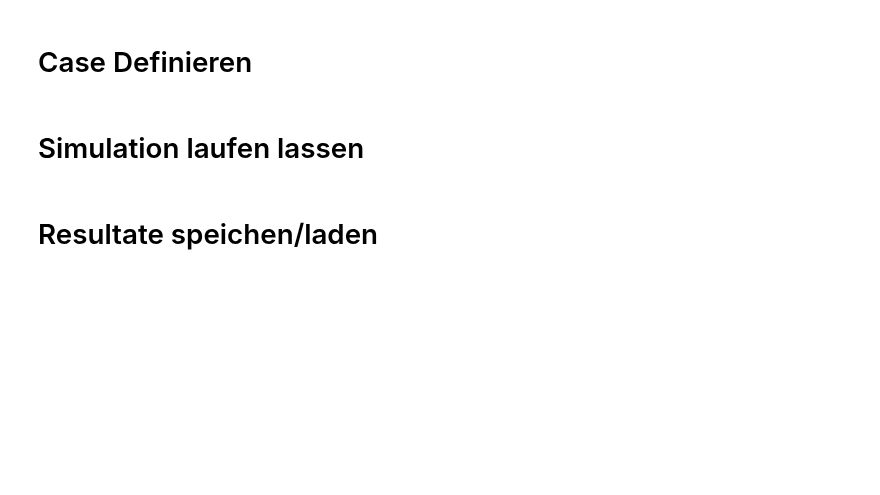
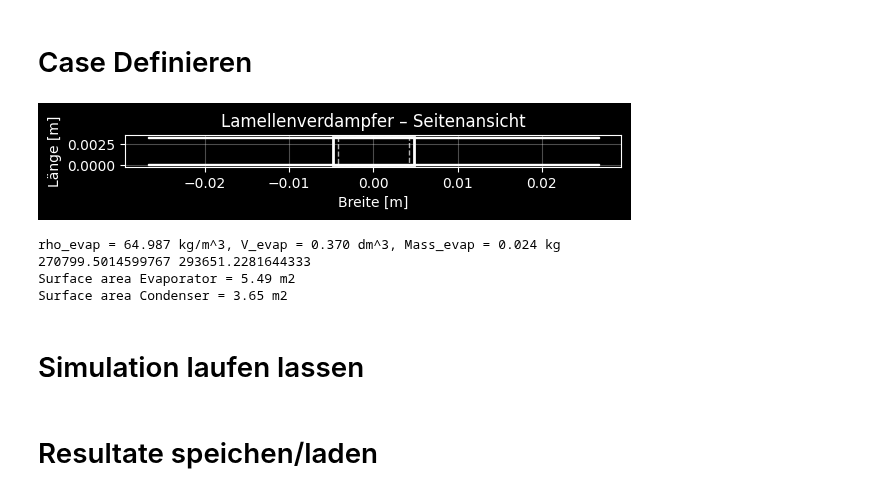
Before and after one commit to Lakito0100/MSE_VT1_luethluk, a Jupyter notebook: Examples/run_test_with_PI/run_test_with_HP_and_PI.ipynb, the cells around one changed output. Saved outputs shown, nothing was run; the diff lists cells and outputs as text; code cells hidden in the pictures; blank space fills up the shorter version.

```diff
--- a/Examples/run_test_with_PI/run_test_with_HP_and_PI.ipynb
+++ b/Examples/run_test_with_PI/run_test_with_HP_and_PI.ipynb
@@ -14,7 +14,7 @@ from Framework.runtime.recorder import ResultRecorder
 # %% [markdown]
 # Case Definieren
 # %%
-sim_run = True
+sim_run = False
 read_data = True
 
 #air
@@ -53,9 +53,9 @@ geom = FinnTubedHX(
     fin_pitch_cc = 0.0032,          # m
     d_tube_a = 0.00952,          # m
     tube_thickness = 0.0005,       # m
-    lambda_fin = 237,            # W/mK
-    rho_solid = 2700,            # kg/m3
-    c_solid = 900,               # J/kgK
+    lambda_fin = 50,            # W/mK
+    rho_solid = 8000,            # kg/m3
+    c_solid = 500,               # J/kgK
     CP = "row_serpentine"
 )
 
@@ -120,35 +120,41 @@ HP = HeatPump(
     T_water = np.full(N_cond, T_in_water, dtype=float),
 
     A_flow_cond = 0.01,
     t_plate = 0.001,
     height_cond=1.0,
     length_cond=0.5,
     n_plates=22,
     A_plate = 3.65,
     c_plate = 500,
     rho_plate = 8000.0,
     lamda_plate = 50.0,
 
     #water
     T_in_water = T_in_water,
-    m_water = 3.0,
+    m_water = 1.0,
     c_water = 4200,
     rho_water = 997,
 
     #vent controller
     use_controller = True
 )
 plot.plot_finned_tube_side(geom)
 
 V_evap = (geom.l_tube() * ((geom.d_rohr_i())**2) / 4) * geom.n_seg_l * geom.n_seg_r * geom.stacks
-rho_evap = PropsSI("D", "T", T_a + 273.15, "Q", x_cond, refrigerant)
+rho_evap = PropsSI("D", "T", T_a + 273.15, "Q", x_evap, refrigerant)
 print(f"rho_evap = {rho_evap:.3f} kg/m^3, V_evap = {V_evap*1000:.3f} dm^3, Mass_evap = {rho_evap * V_evap:.3f} kg")
 
 print(f"{h_ref_evap} {h_ref_cond}")
 
 
 print(f"Surface area Evaporator = {geom.A_one_segment()*geom.n_seg_r*geom.n_seg_l*geom.stacks:.2f} m2")
 print(f"Surface area Condenser = {HP.A_plate:.2f} m2")
+# %% [output]
+[figure, added]
+rho_evap = 64.987 kg/m^3, V_evap = 0.370 dm^3, Mass_evap = 0.024 kg
+270799.5014599767 293651.2281644333
+Surface area Evaporator = 5.49 m2
+Surface area Condenser = 3.65 m2
 # %% [markdown]
 # Simulation laufen lassen
 # %%
```
Also changed, not shown: parts of 2 cells of this notebook, 18 other files.
